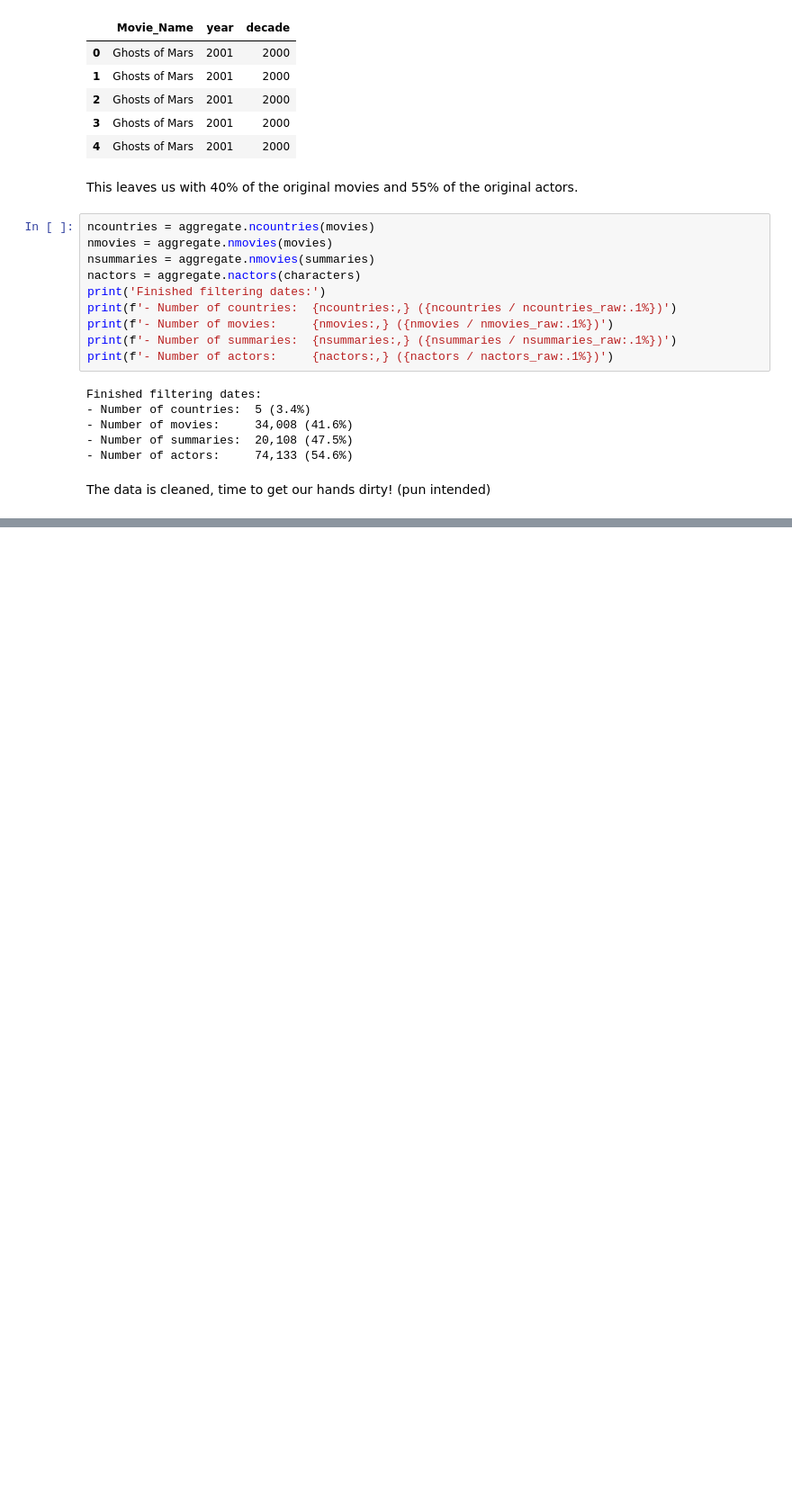
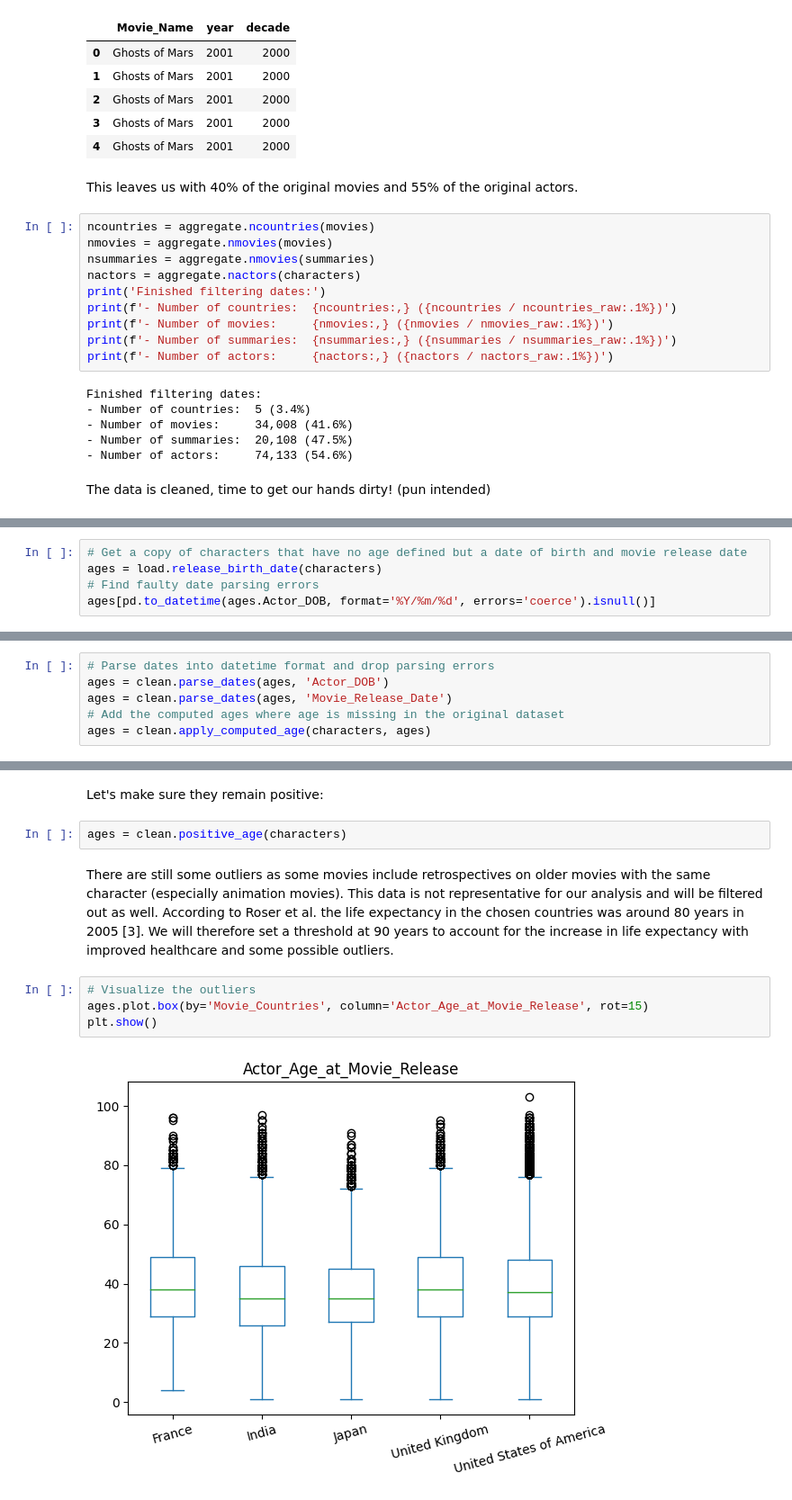
Before and after one commit to epfl-ada/ada-2022-project-robopros, a Jupyter notebook: notebooks/milestone3.ipynb, the cells around one changed output, grey strips where cells are left out. Shown at 90% size. Saved outputs shown, nothing was run; the diff lists cells and outputs as text; blank space fills up the shorter version.

Commit message:
Add age cleaning and structure for the rest

```diff
--- a/notebooks/milestone3.ipynb
+++ b/notebooks/milestone3.ipynb
@@ -248,0 +270,5 @@ The data is cleaned, time to get our hands dirty! (pun intended)
+# %%
+# Get a copy of characters that have no age defined but a date of birth and movie release date
+ages = load.release_birth_date(characters)
+# Find faulty date parsing errors
+ages[pd.to_datetime(ages.Actor_DOB, format='%Y/%m/%d', errors='coerce').isnull()]
@@ -248,0 +281,6 @@ The data is cleaned, time to get our hands dirty! (pun intended)
+# %%
+# Parse dates into datetime format and drop parsing errors
+ages = clean.parse_dates(ages, 'Actor_DOB')
+ages = clean.parse_dates(ages, 'Movie_Release_Date')
+# Add the computed ages where age is missing in the original dataset
+ages = clean.apply_computed_age(characters, ages)
@@ -248,0 +301,14 @@ The data is cleaned, time to get our hands dirty! (pun intended)
+# %% [markdown]
+Let's make sure they remain positive:
+# %%
+ages = clean.positive_age(characters)
+# %% [markdown]
+There are still some outliers as some movies include retrospectives on older movies with the same character (especially animation movies).
+This data is not representative for our analysis and will be filtered out as well.
+According to Roser et al. the life expectancy in the chosen countries was around 80 years in 2005 [3]. We will therefore set a threshold at 90 years to account for the increase in life expectancy with improved healthcare and some possible outliers.
+# %%
+# Visualize the outliers
+ages.plot.box(by='Movie_Countries', column='Actor_Age_at_Movie_Release', rot=15)
+plt.show()
+# %% [output]
+[figure, added]
```
Also changed, not shown: parts of 22 cells of this notebook, 1 other file.
